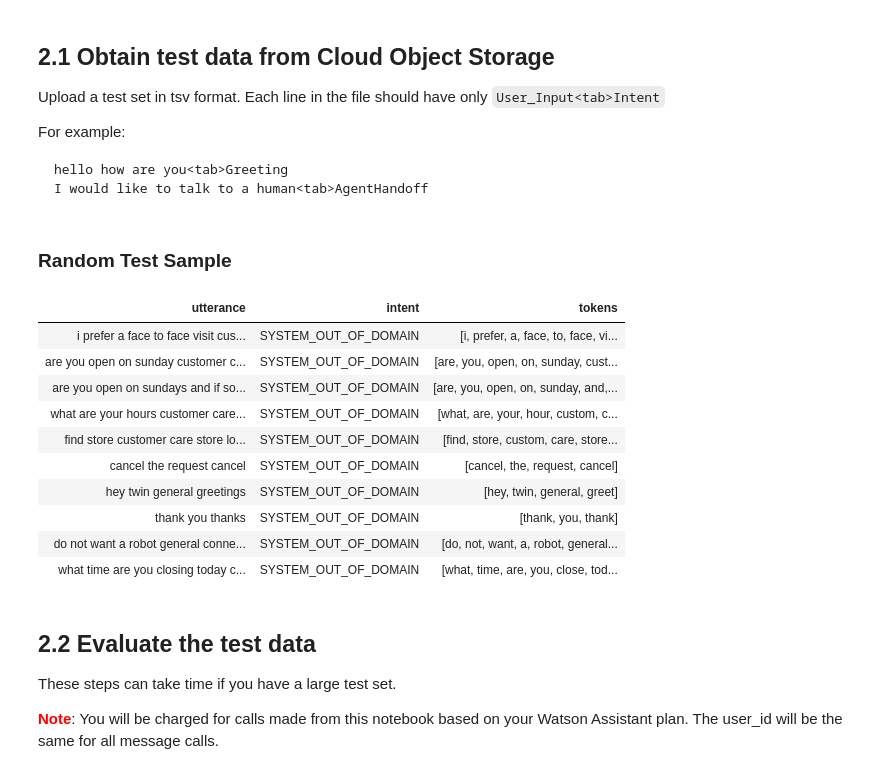
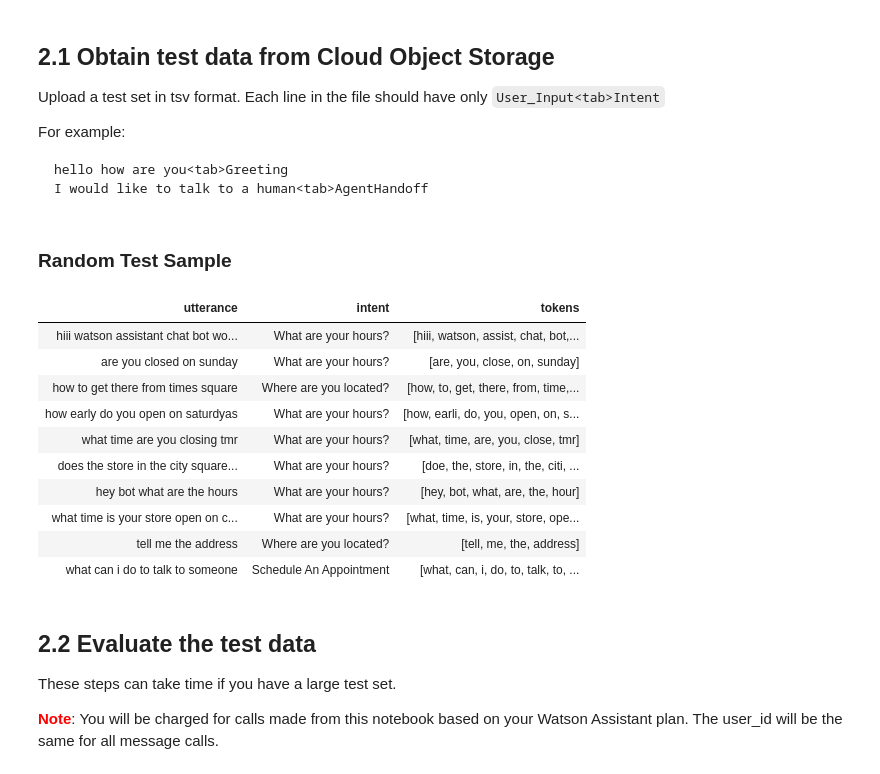
Before and after one commit to IBMDataScience/sample-notebooks, a Jupyter notebook: Cloud/IPYNB/Action skill analysis for Watson Assistant.ipynb, the cells around one changed output. Cells and saved outputs as stored; diff of their text form; code cells hidden in the pictures.

```diff
--- a/Cloud/IPYNB/Action skill analysis for Watson Assistant.ipynb
+++ b/Cloud/IPYNB/Action skill analysis for Watson Assistant.ipynb
@@ -407,31 +441,31 @@ I would like to talk to a human<tab>AgentHandoff
 # %%
 # this will re-use the previous cos bucket credentials
 # please upload your test set to your COS bucket and input the file name here to download it
 
-IBM_COS_FILE_KEY_TEST_SET = 'test_set.csv'
+IBM_COS_FILE_KEY_TEST_SET = 'test_set.tsv'
 body = cos_client.get_object(Bucket=IBM_COS_BUCKET,Key=IBM_COS_FILE_KEY_TEST_SET)['Body']
 
 #Separator: Use '\t' for tab separated data, ',' for comma separated data
 separator = "\t"
 
 
 test_df = skills_util.process_test_set(body, lang_util, separator, cos=True)
 
 display(Markdown("### Random Test Sample"))
 display(HTML(test_df.sample(n=min(10, len(test_df))).to_html(index=False)))
 # %% [output]
 ### Random Test Sample
 | utterance | intent | tokens |
-| i prefer a face to face visit cus... | SYSTEM_OUT_OF_DOMAIN | [i, prefer, a, face, to, face, vi... |
-| are you open on sunday customer c... | SYSTEM_OUT_OF_DOMAIN | [are, you, open, on, sunday, cust... |
-| are you open on sundays and if so... | SYSTEM_OUT_OF_DOMAIN | [are, you, open, on, sunday, and,... |
-| what are your hours customer care... | SYSTEM_OUT_OF_DOMAIN | [what, are, your, hour, custom, c... |
-| find store customer care store lo... | SYSTEM_OUT_OF_DOMAIN | [find, store, custom, care, store... |
-| cancel the request cancel | SYSTEM_OUT_OF_DOMAIN | [cancel, the, request, cancel] |
-| hey twin general greetings | SYSTEM_OUT_OF_DOMAIN | [hey, twin, general, greet] |
-| thank you thanks | SYSTEM_OUT_OF_DOMAIN | [thank, you, thank] |
-| do not want a robot general conne... | SYSTEM_OUT_OF_DOMAIN | [do, not, want, a, robot, general... |
-| what time are you closing today c... | SYSTEM_OUT_OF_DOMAIN | [what, time, are, you, close, tod... |
+| hiii watson assistant chat bot wo... | What are your hours? | [hiii, watson, assist, chat, bot,... |
+| are you closed on sunday | What are your hours? | [are, you, close, on, sunday] |
+| how to get there from times square | Where are you located? | [how, to, get, there, from, time,... |
+| how early do you open on saturdyas | What are your hours? | [how, earli, do, you, open, on, s... |
+| what time are you closing tmr | What are your hours? | [what, time, are, you, close, tmr] |
+| does the store in the city square... | What are your hours? | [doe, the, store, in, the, citi, ... |
+| hey bot what are the hours | What are your hours? | [hey, bot, what, are, the, hour] |
+| what time is your store open on c... | What are your hours? | [what, time, is, your, store, ope... |
+| tell me the address | Where are you located? | [tell, me, the, address] |
+| what can i do to talk to someone | Schedule An Appointment | [what, can, i, do, to, talk, to, ... |
 # %% [markdown]
 ## 2.2 Evaluate the test data<a id='evaluate'></a>
 These steps can take time if you have a large test set.
```
Also changed, not shown: parts of 17 cells of this notebook, 1 other file.
